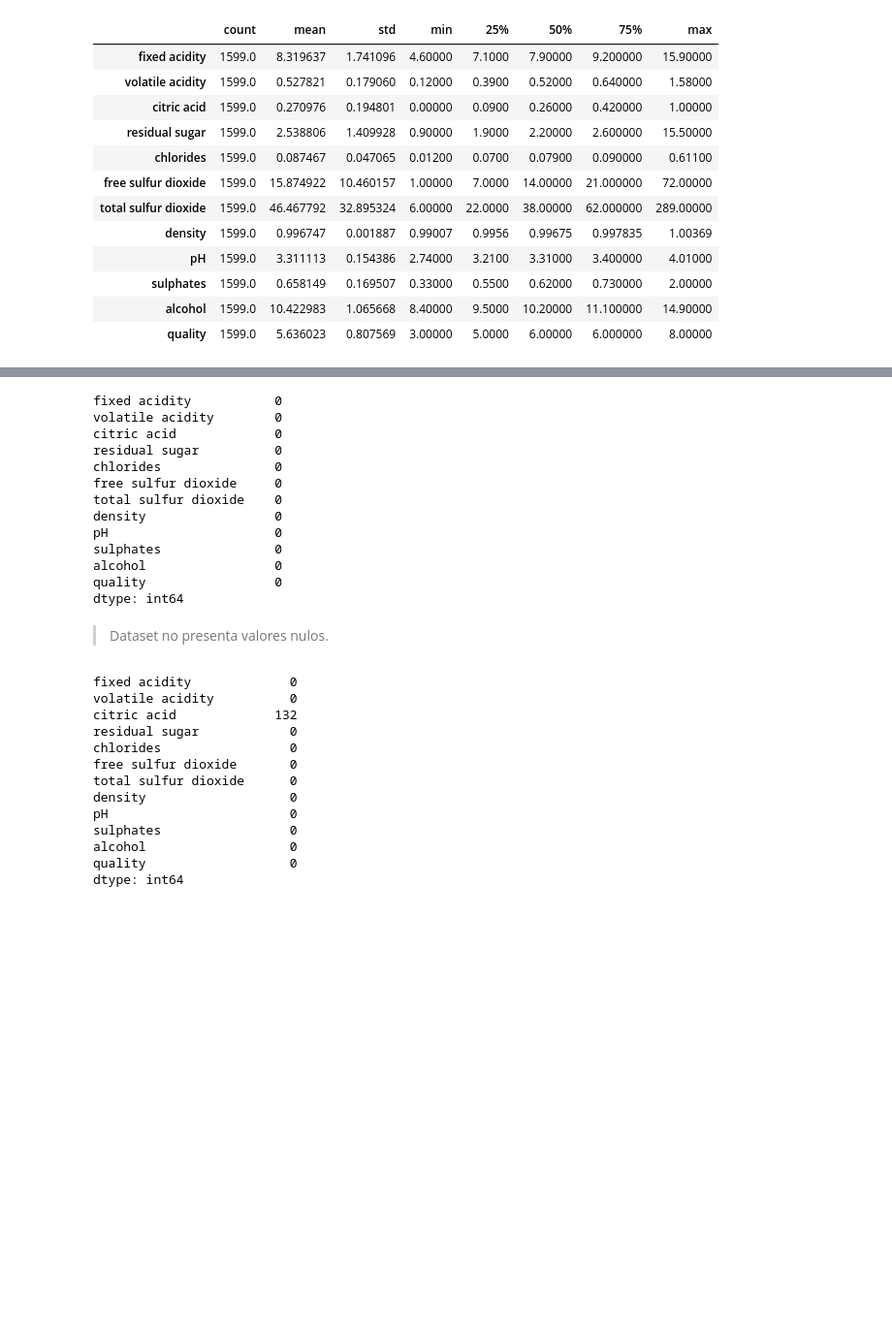
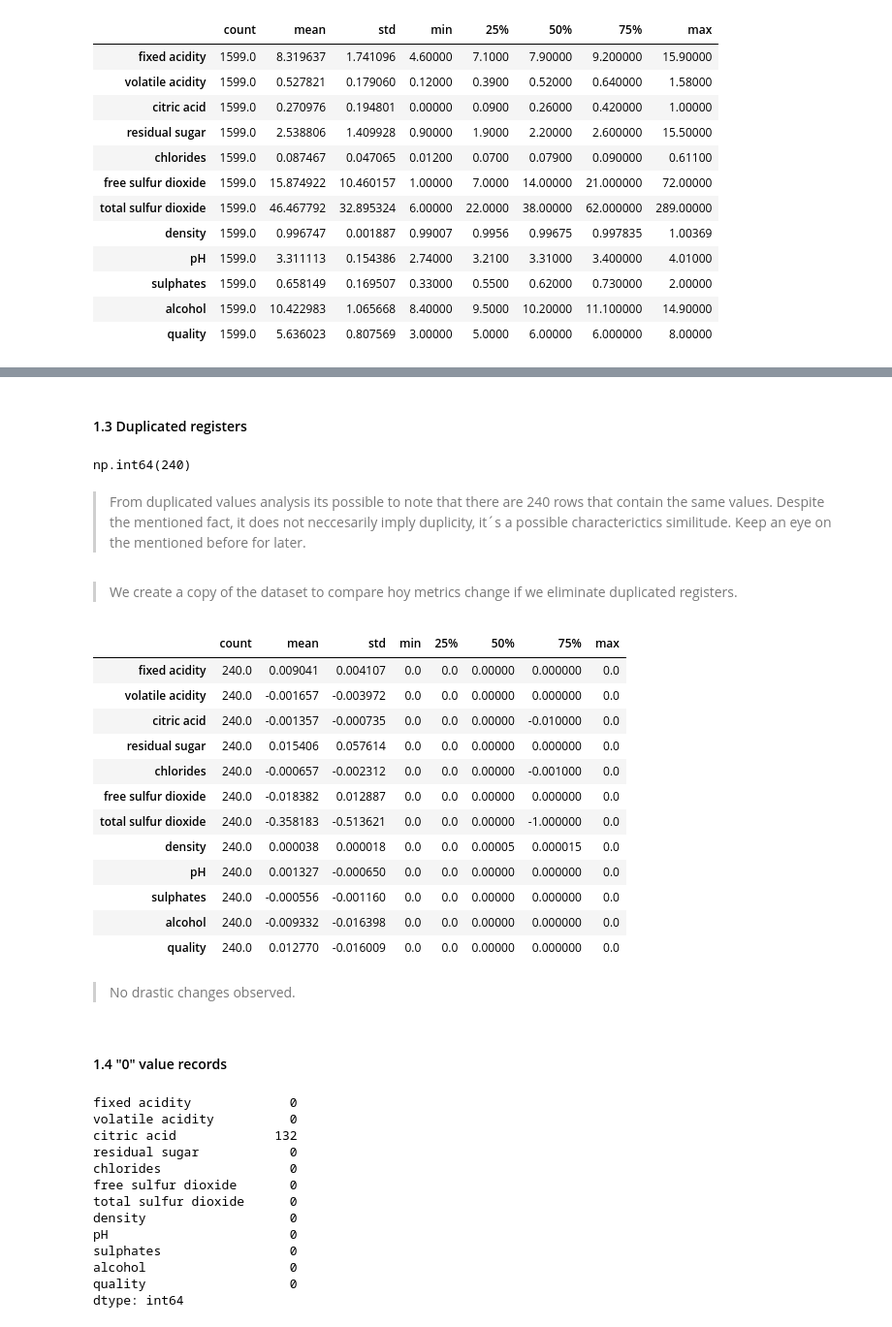
Before and after one commit to 4GeeksAcademy/ViceVareles_Bea_Intro_ML, a Jupyter notebook: src/08-k-nearest-neigbours.ipynb, the cells around one changed output, grey strips where cells are left out. Shown at 97% size. Drawn from its saved outputs; the diff is of its cells as text; code cells hidden in the pictures; blank space fills up the shorter version.

```diff
--- a/src/08-k-nearest-neigbours.ipynb
+++ b/src/08-k-nearest-neigbours.ipynb
@@ -138,21 +101,38 @@ df.describe().T
+# %% [markdown]
+#### 1.3 Duplicated registers
 # %%
-df.isnull().sum()
+# duplicates
+df.duplicated().sum()
 # %% [output]
-fixed acidity           0
-volatile acidity        0
-citric acid             0
-residual sugar          0
-chlorides               0
-free sulfur dioxide     0
-total sulfur dioxide    0
-density                 0
-pH                      0
-sulphates               0
-alcohol                 0
-quality                 0
-dtype: int64
+np.int64(240)
 # %% [markdown]
-> Dataset no presenta valores nulos.
+> From duplicated values analysis its possible to note that there are 240 rows that contain the same values. Despite the mentioned fact, it does not neccesarily imply duplicity, it´s a possible characterictics similitude. Keep an eye on the mentioned before for later.
+# %%
+# create a new dataset without duplicates
+df_2 = df.drop_duplicates().reset_index(drop = True)
+# %% [markdown]
+> We create a copy of the dataset to compare hoy metrics change if we eliminate duplicated registers.
+# %%
+difference = df.describe().T - df_2.describe().T
+difference
+# %% [output]
+|  | count | mean | std | min | 25% | 50% | 75% | max |
+| fixed acidity | 240.0 | 0.009041 | 0.004107 | 0.0 | 0.0 | 0.00000 | 0.000000 | 0.0 |
+| volatile acidity | 240.0 | -0.001657 | -0.003972 | 0.0 | 0.0 | 0.00000 | 0.000000 | 0.0 |
+| citric acid | 240.0 | -0.001357 | -0.000735 | 0.0 | 0.0 | 0.00000 | -0.010000 | 0.0 |
+| residual sugar | 240.0 | 0.015406 | 0.057614 | 0.0 | 0.0 | 0.00000 | 0.000000 | 0.0 |
+| chlorides | 240.0 | -0.000657 | -0.002312 | 0.0 | 0.0 | 0.00000 | -0.001000 | 0.0 |
+| free sulfur dioxide | 240.0 | -0.018382 | 0.012887 | 0.0 | 0.0 | 0.00000 | 0.000000 | 0.0 |
+| total sulfur dioxide | 240.0 | -0.358183 | -0.513621 | 0.0 | 0.0 | 0.00000 | -1.000000 | 0.0 |
+| density | 240.0 | 0.000038 | 0.000018 | 0.0 | 0.0 | 0.00005 | 0.000015 | 0.0 |
+| pH | 240.0 | 0.001327 | -0.000650 | 0.0 | 0.0 | 0.00000 | 0.000000 | 0.0 |
+| sulphates | 240.0 | -0.000556 | -0.001160 | 0.0 | 0.0 | 0.00000 | 0.000000 | 0.0 |
+| alcohol | 240.0 | -0.009332 | -0.016398 | 0.0 | 0.0 | 0.00000 | 0.000000 | 0.0 |
+| quality | 240.0 | 0.012770 | -0.016009 | 0.0 | 0.0 | 0.00000 | 0.000000 | 0.0 |
+# %% [markdown]
+> No drastic changes observed.
+# %% [markdown]
+#### 1.4 "0" value records
 # %%
 print((df == 0).sum())
 # %% [output]
```
Also changed, not shown: parts of 37 cells of this notebook, 1 other file.
